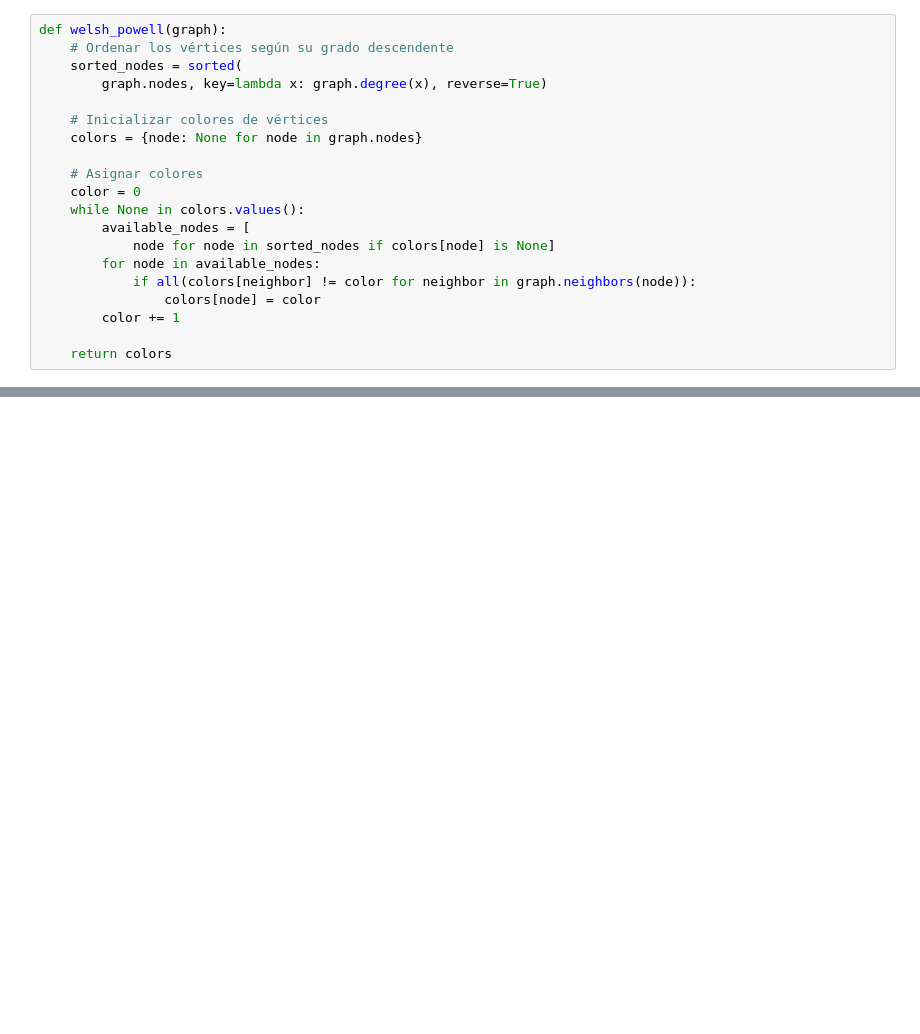
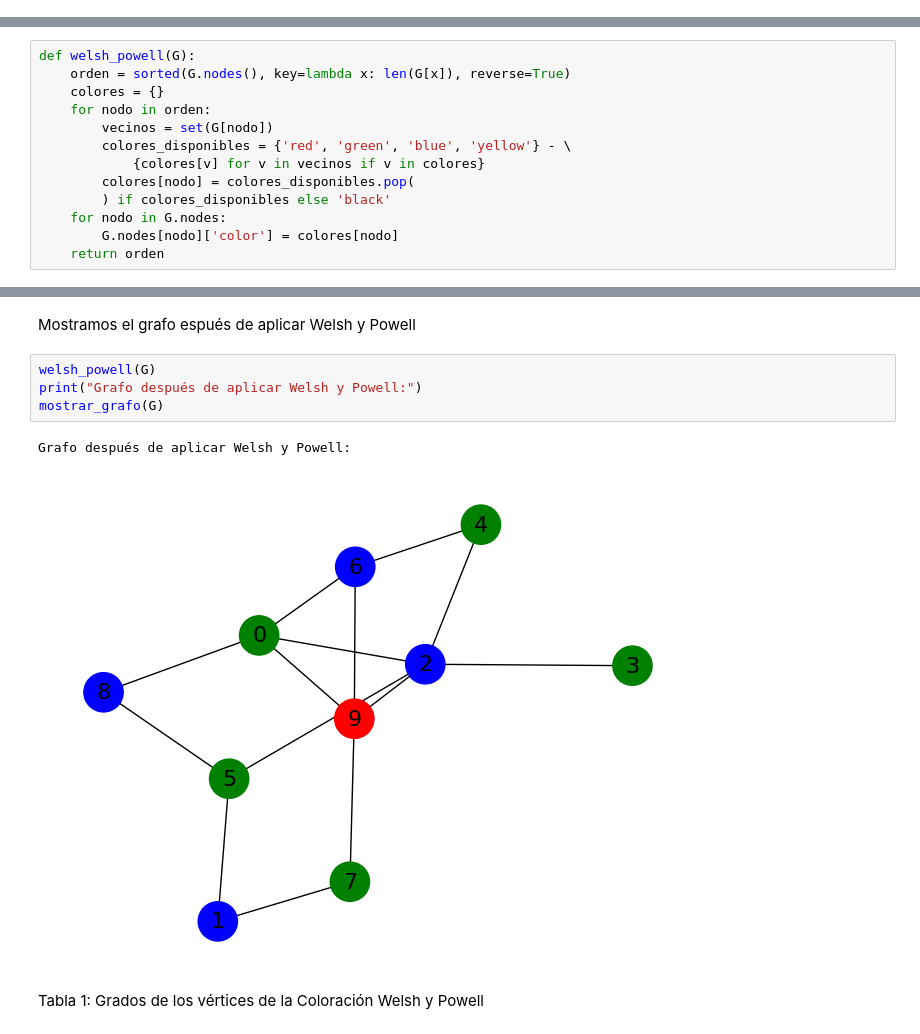
Before and after one commit to marcosd59/IT0425-INTELIGENCIA_ARTIFICIAL, a Jupyter notebook: Parcial 1/Proyecto/Coloreado de Grafos.ipynb, the cells around one changed output, grey strips where cells are left out. Saved outputs shown, nothing was run; the diff lists cells and outputs as text; blank space fills up the shorter version.

```diff
--- a/Parcial 1/Proyecto/Coloreado de Grafos.ipynb
+++ b/Parcial 1/Proyecto/Coloreado de Grafos.ipynb
@@ -69,20 +42,0 @@ plt.show()
-# %%
-def welsh_powell(graph):
-    # Ordenar los vértices según su grado descendente
-    sorted_nodes = sorted(
-        graph.nodes, key=lambda x: graph.degree(x), reverse=True)
-
-    # Inicializar colores de vértices
-    colors = {node: None for node in graph.nodes}
-
-    # Asignar colores
-    color = 0
-    while None in colors.values():
-        available_nodes = [
-            node for node in sorted_nodes if colors[node] is None]
-        for node in available_nodes:
-            if all(colors[neighbor] != color for neighbor in graph.neighbors(node)):
-                colors[node] = color
-        color += 1
-
-    return colors
@@ -103,0 +43,13 @@ plt.show()
+# %%
+def welsh_powell(G):
+    orden = sorted(G.nodes(), key=lambda x: len(G[x]), reverse=True)
+    colores = {}
+    for nodo in orden:
+        vecinos = set(G[nodo])
+        colores_disponibles = {'red', 'green', 'blue', 'yellow'} - \
+            {colores[v] for v in vecinos if v in colores}
+        colores[nodo] = colores_disponibles.pop(
+        ) if colores_disponibles else 'black'
+    for nodo in G.nodes:
+        G.nodes[nodo]['color'] = colores[nodo]
+    return orden
@@ -103,0 +74,11 @@ plt.show()
+# %% [markdown]
+Mostramos el grafo espués de aplicar Welsh y Powell
+# %%
+welsh_powell(G)
+print("Grafo después de aplicar Welsh y Powell:")
+mostrar_grafo(G)
+# %% [output]
+Grafo después de aplicar Welsh y Powell:
+[figure, added]
+# %% [markdown]
+Tabla 1: Grados de los vértices de la Coloración Welsh y Powell
```
Also changed, not shown: parts of 27 cells of this notebook.
